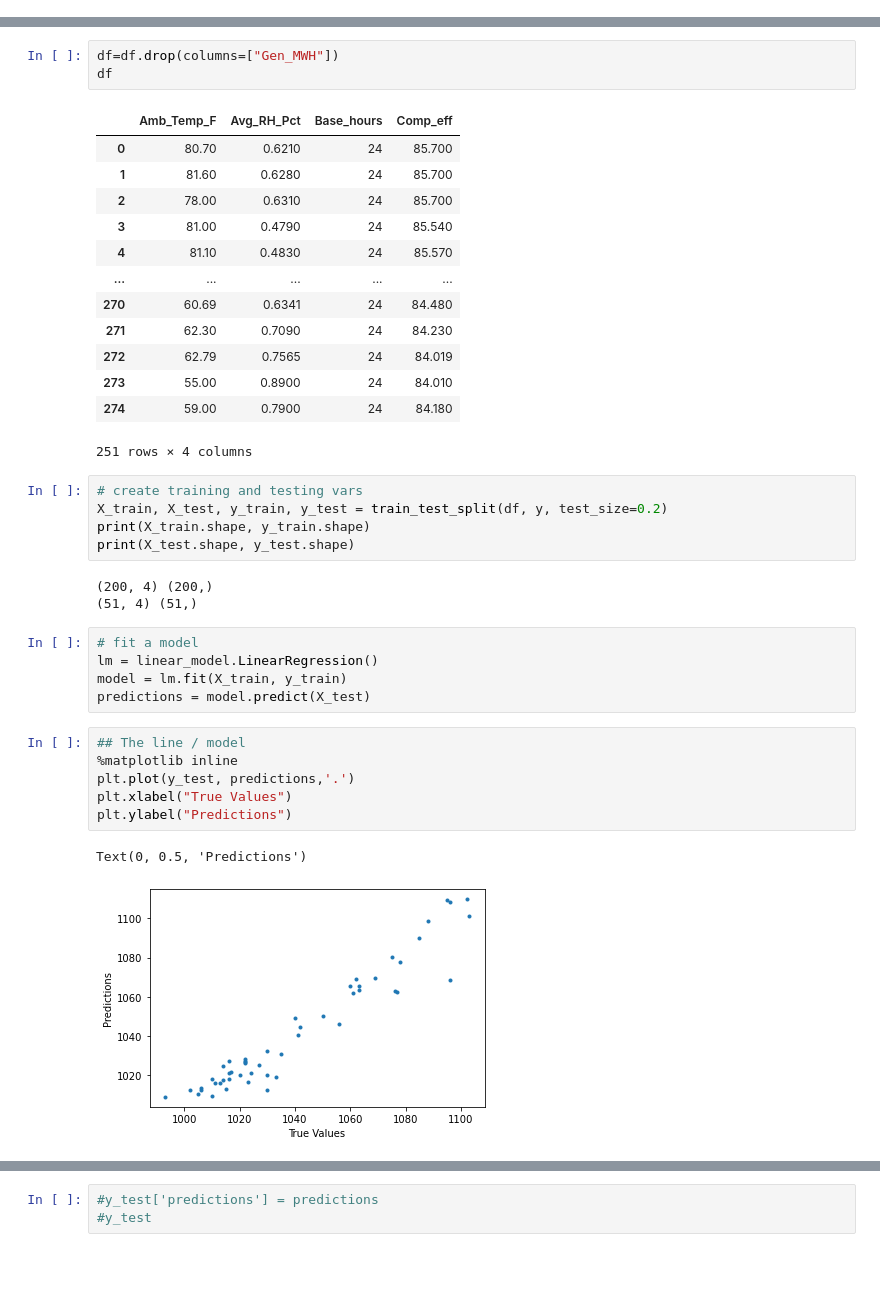
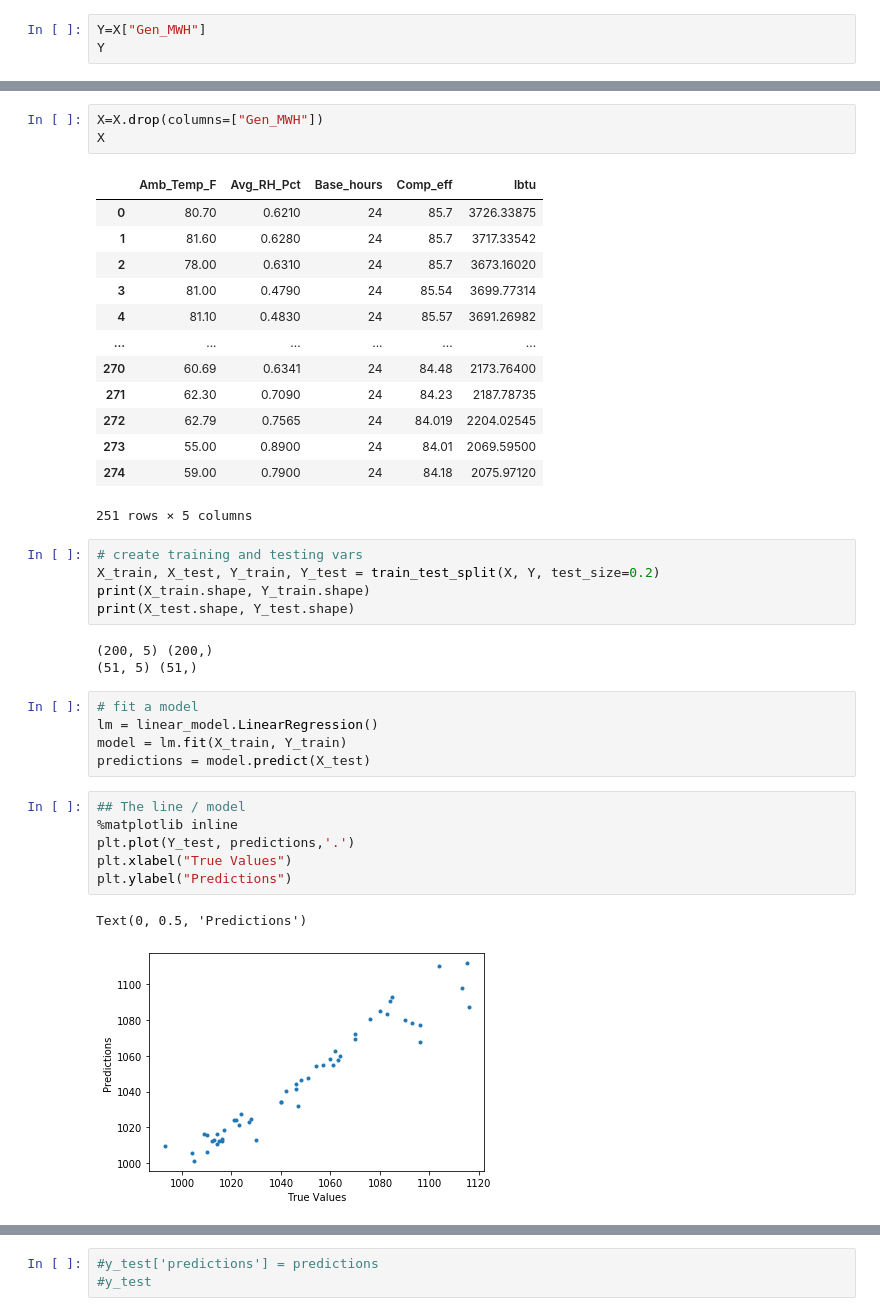
Before and after one commit to ubaidabid/practice, a Jupyter notebook: Load Prediction of CT2.ipynb, the cells around one changed output, grey strips where cells are left out. Cells and saved outputs as stored; diff of their text form; blank space fills up the shorter version.

Commit message:
Added LBTU flow in CT2 Data by Ubaid

```diff
--- a/Load Prediction of CT2.ipynb
+++ b/Load Prediction of CT2.ipynb
@@ -55,0 +42,3 @@ Name: Gen_MWH, Length: 251, dtype: int64
+# %%
+Y=X["Gen_MWH"]
+Y
@@ -56,41 +58,41 @@ Name: Gen_MWH, Length: 251, dtype: int64
 # %%
-df=df.drop(columns=["Gen_MWH"])
-df
+X=X.drop(columns=["Gen_MWH"])
+X
 # %% [output]
-|  | Amb_Temp_F | Avg_RH_Pct | Base_hours | Comp_eff |
-| 0 | 80.70 | 0.6210 | 24 | 85.700 |
-| 1 | 81.60 | 0.6280 | 24 | 85.700 |
-| 2 | 78.00 | 0.6310 | 24 | 85.700 |
-| 3 | 81.00 | 0.4790 | 24 | 85.540 |
-| 4 | 81.10 | 0.4830 | 24 | 85.570 |
-| ... | ... | ... | ... | ... |
-| 270 | 60.69 | 0.6341 | 24 | 84.480 |
-| 271 | 62.30 | 0.7090 | 24 | 84.230 |
-| 272 | 62.79 | 0.7565 | 24 | 84.019 |
-| 273 | 55.00 | 0.8900 | 24 | 84.010 |
-| 274 | 59.00 | 0.7900 | 24 | 84.180 |
+|  | Amb_Temp_F | Avg_RH_Pct | Base_hours | Comp_eff | lbtu |
+| 0 | 80.70 | 0.6210 | 24 | 85.7 | 3726.33875 |
+| 1 | 81.60 | 0.6280 | 24 | 85.7 | 3717.33542 |
+| 2 | 78.00 | 0.6310 | 24 | 85.7 | 3673.16020 |
+| 3 | 81.00 | 0.4790 | 24 | 85.54 | 3699.77314 |
+| 4 | 81.10 | 0.4830 | 24 | 85.57 | 3691.26982 |
+| ... | ... | ... | ... | ... | ... |
+| 270 | 60.69 | 0.6341 | 24 | 84.48 | 2173.76400 |
+| 271 | 62.30 | 0.7090 | 24 | 84.23 | 2187.78735 |
+| 272 | 62.79 | 0.7565 | 24 | 84.019 | 2204.02545 |
+| 273 | 55.00 | 0.8900 | 24 | 84.01 | 2069.59500 |
+| 274 | 59.00 | 0.7900 | 24 | 84.18 | 2075.97120 |
-251 rows × 4 columns
+251 rows × 5 columns
 # %%
 # create training and testing vars
-X_train, X_test, y_train, y_test = train_test_split(df, y, test_size=0.2)
-print(X_train.shape, y_train.shape)
-print(X_test.shape, y_test.shape)
+X_train, X_test, Y_train, Y_test = train_test_split(X, Y, test_size=0.2)
+print(X_train.shape, Y_train.shape)
+print(X_test.shape, Y_test.shape)
 # %% [output]
-(200, 4) (200,)
-(51, 4) (51,)
+(200, 5) (200,)
+(51, 5) (51,)
 # %%
 # fit a model
 lm = linear_model.LinearRegression()
-model = lm.fit(X_train, y_train)
+model = lm.fit(X_train, Y_train)
 predictions = model.predict(X_test)
 # %%
 ## The line / model
 %matplotlib inline
-plt.plot(y_test, predictions,'.')
+plt.plot(Y_test, predictions,'.')
 plt.xlabel("True Values")
 plt.ylabel("Predictions")
 # %% [output]
 Text(0, 0.5, 'Predictions')
-[figure, old version]
+[figure, new version]
 # %%
 #d=y_test-predictions
```
Also changed, not shown: parts of 13 cells of this notebook, 5 other files.
